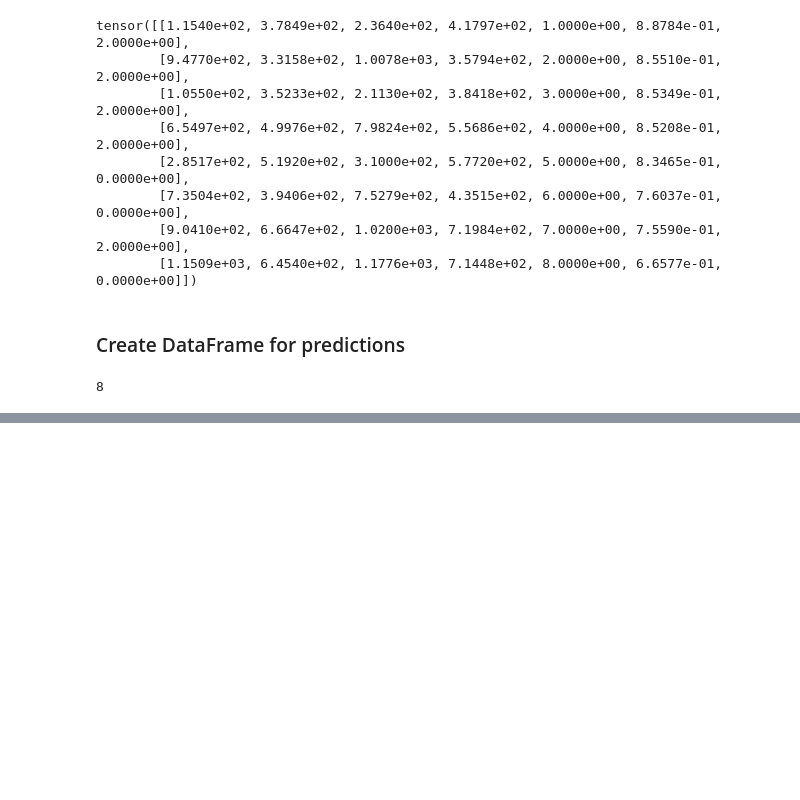
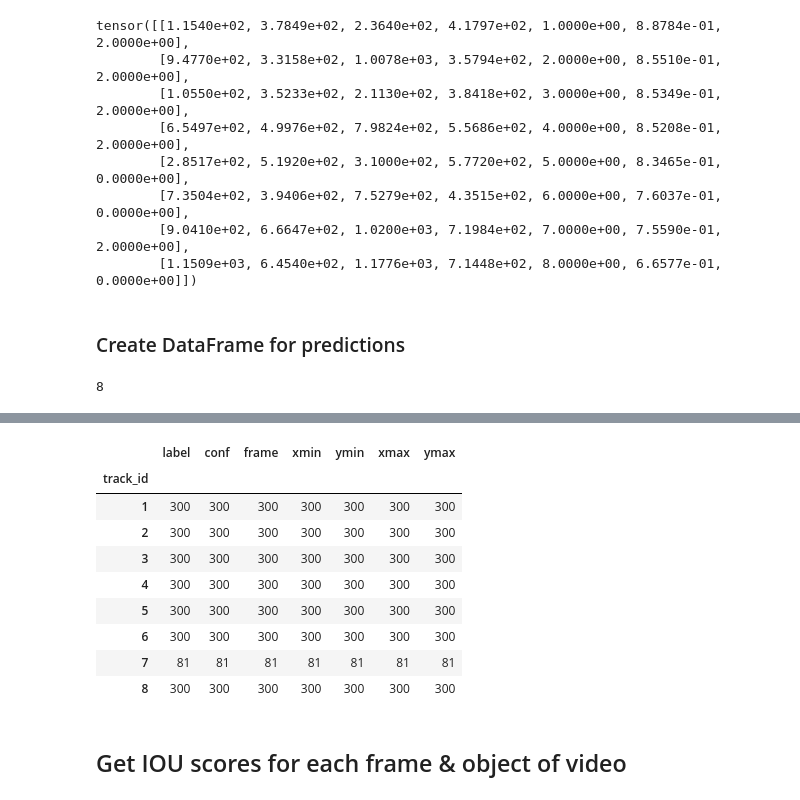
Before and after one commit to DawdlingDaedalus/VIRAT, a Jupyter notebook: analysis/06_26_2023_YOLOv8_300_Frames_IOU.ipynb, the cells around one changed output, grey strips where cells are left out. Saved outputs shown, nothing was run; the diff lists cells and outputs as text; code cells hidden in the pictures; blank space fills up the shorter version.

```diff
--- a/analysis/06_26_2023_YOLOv8_300_Frames_IOU.ipynb
+++ b/analysis/06_26_2023_YOLOv8_300_Frames_IOU.ipynb
@@ -282,7 +292,7 @@ len(list_results[0].boxes.data)
 # %% [output]
 8
 # %%
-# Create dictionary of predictions
+# Create dictionary of predictions `df_pred
 
 track_id = []
 label = []
@@ -291,7 +301,7 @@ frame = []
 xmin, ymin, xmax, ymax = [], [], [], []
 
 for i in range(len(list_results)):  # loop through all frames
-  for j in range(len(list_results[i].boxes.data))  # loop through all detections per frame
+  for j in range(len(list_results[i].boxes.data)):  # loop through all detections per frame
     bb = [torch.round(k) for k in iter(list_results[i].boxes.data[j])]  # enumerate data per detection: [xmin, ymin, xmax, ymax, track_id, conf, class]
     xmin.append(int(bb[0]))
     ymin.append(int(bb[1]))
@@ -304,4 +314,5 @@ for i in range(len(list_results)):  # loop through all frames
 
 pred = {'track_id': track_id, 'label': label, 'conf': conf, 'frame': frame, 'xmin': xmin, 'ymin': ymin, 'xmax': xmax, 'ymax': ymax}
 
-preddf = pd.DataFrame(pred)
+df_pred = pd.DataFrame(pred)
+df_pred.head()
@@ -307,0 +362,16 @@ preddf = pd.DataFrame(pred)
+# %%
+# predicted
+df_pred.groupby('track_id').count()
+# %% [output]
+|  | label | conf | frame | xmin | ymin | xmax | ymax |
+| track_id |  |  |  |  |  |  |  |
+| 1 | 300 | 300 | 300 | 300 | 300 | 300 | 300 |
+| 2 | 300 | 300 | 300 | 300 | 300 | 300 | 300 |
+| 3 | 300 | 300 | 300 | 300 | 300 | 300 | 300 |
+| 4 | 300 | 300 | 300 | 300 | 300 | 300 | 300 |
+| 5 | 300 | 300 | 300 | 300 | 300 | 300 | 300 |
+| 6 | 300 | 300 | 300 | 300 | 300 | 300 | 300 |
+| 7 | 81 | 81 | 81 | 81 | 81 | 81 | 81 |
+| 8 | 300 | 300 | 300 | 300 | 300 | 300 | 300 |
+# %% [markdown]
+## Get IOU scores for each frame & object of video
```
Also changed, not shown: parts of 9 cells of this notebook.
